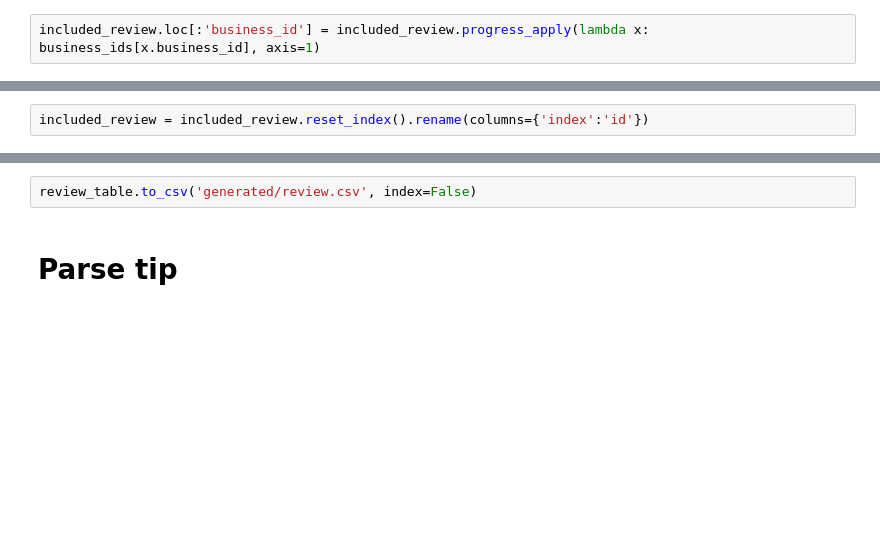
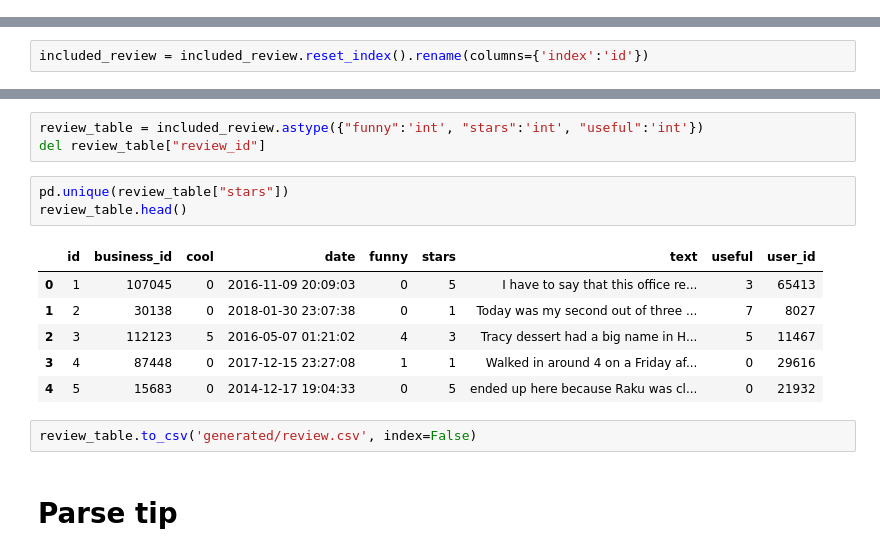
Before and after one commit to Ph0tonic/Intro2DataBase, a Jupyter notebook: notebook.ipynb, the cells around one changed output, grey strips where cells are left out. Saved outputs shown, nothing was run; the diff lists cells and outputs as text; blank space fills up the shorter version.

```diff
--- a/notebook.ipynb
+++ b/notebook.ipynb
@@ -167,5 +173,3 @@ See the caveats in the documentation: https://pandas.pydata.org/pandas-docs/stab
   self.obj[item] = s
 # %%
 included_review.loc[:,'business_id'] = included_review.progress_apply(lambda x: business_ids[x.business_id], axis=1)
-# %%
-included_review.loc[:'business_id'] = included_review.progress_apply(lambda x: business_ids[x.business_id], axis=1)
@@ -187,3 +178,16 @@ review_table.head()
+# %%
+review_table = included_review.astype({"funny":'int', "stars":'int', "useful":'int'})
+del review_table["review_id"]
+# %%
+pd.unique(review_table["stars"])
+review_table.head()
+# %% [output]
+|  | id | business_id | cool | date | funny | stars | text | useful | user_id |
+| 0 | 1 | 107045 | 0 | 2016-11-09 20:09:03 | 0 | 5 | I have to say that this office re... | 3 | 65413 |
+| 1 | 2 | 30138 | 0 | 2018-01-30 23:07:38 | 0 | 1 | Today was my second out of three ... | 7 | 8027 |
+| 2 | 3 | 112123 | 5 | 2016-05-07 01:21:02 | 4 | 3 | Tracy dessert had a big name in H... | 5 | 11467 |
+| 3 | 4 | 87448 | 0 | 2017-12-15 23:27:08 | 1 | 1 | Walked in around 4 on a Friday af... | 0 | 29616 |
+| 4 | 5 | 15683 | 0 | 2014-12-17 19:04:33 | 0 | 5 | ended up here because Raku was cl... | 0 | 21932 |
 # %%
 review_table.to_csv('generated/review.csv', index=False)
 # %% [markdown]
```
Also changed, not shown: parts of 19 cells of this notebook, 3 other files.
